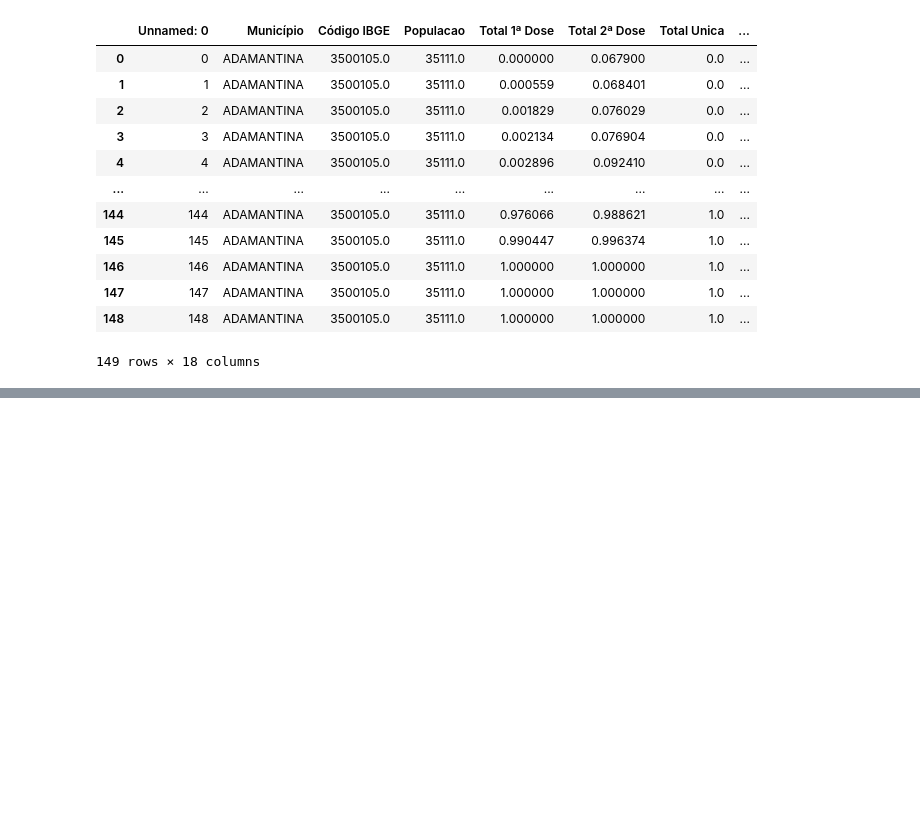
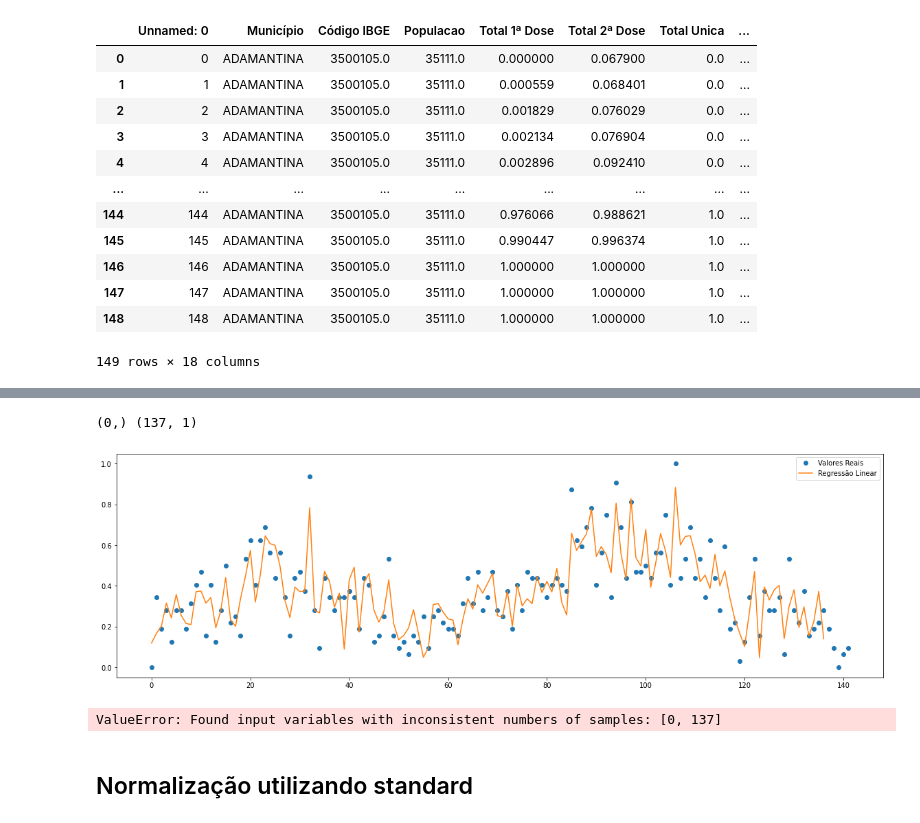
Before and after one commit to CamiloMaiaPires/ProjetoFinal_IA, a Jupyter notebook: Analise_modelos/Regressao.ipynb, the cells around one changed output, grey strips where cells are left out. Saved outputs shown, nothing was run; the diff lists cells and outputs as text; code cells hidden in the pictures; blank space fills up the shorter version.

```diff
--- a/Analise_modelos/Regressao.ipynb
+++ b/Analise_modelos/Regressao.ipynb
@@ -35,0 +132,49 @@ dataframe
+# %%
+#leitura
+y_data = []
+x_data = []
+
+x_data = df_generated.drop(columns = ['Unnamed: 0', 'Município', 'Código IBGE', 'diagnostico_covid19', 'data', 'População Vacinada/População Total', 'População Vacinada dose1/População Total', 'Total Doses Aplicadas', 'Total Unica'])
+y_data = df_generated['diagnostico_covid19']
+
+x_data = np.array(x_data)
+y_data = np.array(y_data)
+# %%
+y_pred = []
+y_true = []
+
+tam = 5
+
+X_train = x_data[ :-tam]
+y_train = y_data[ :-tam]
+
+x_test = x_data[:len(x_data) - tam]
+y_test = y_data[:len(y_data) - tam]
+
+
+reg = LinearRegression()
+reg.fit(X_train, y_train)
+
+for i in range(0, len(y_train)):
+    y_pred.append(reg.predict([x_test[i]]).reshape(1, -1)[0])
+
+
+y_pred = np.array(y_pred)
+y_true = np.array(y_true)
+print(y_true.shape, y_pred.shape)
+# %% [output]
+(0,) (137, 1)
+# %%
+plt.figure(figsize=(20, 6))
+plt.plot(y_data, 'o', label='Valores Reais')
+plt.plot(y_pred, label='Regressão Linear')
+plt.legend()
+plt.show()
+# %% [output]
+[figure, added]
+# %%
+print(mean_squared_error(y_true, y_pred))
+# %% [output]
+ValueError: Found input variables with inconsistent numbers of samples: [0, 137]
+# %% [markdown]
+## Normalização utilizando standard
```
Also changed, not shown: parts of 42 cells of this notebook, 12 other files.
